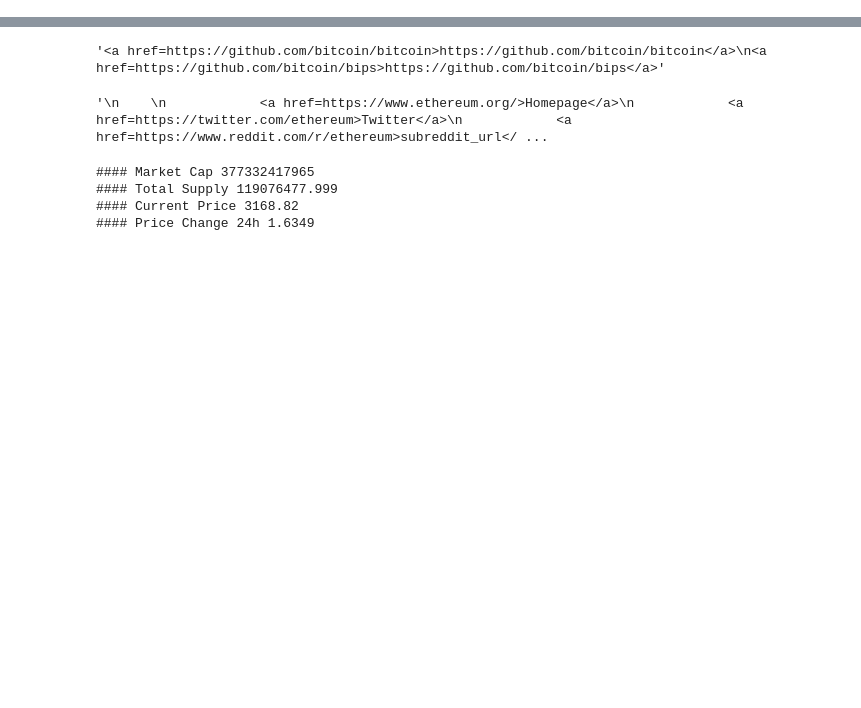
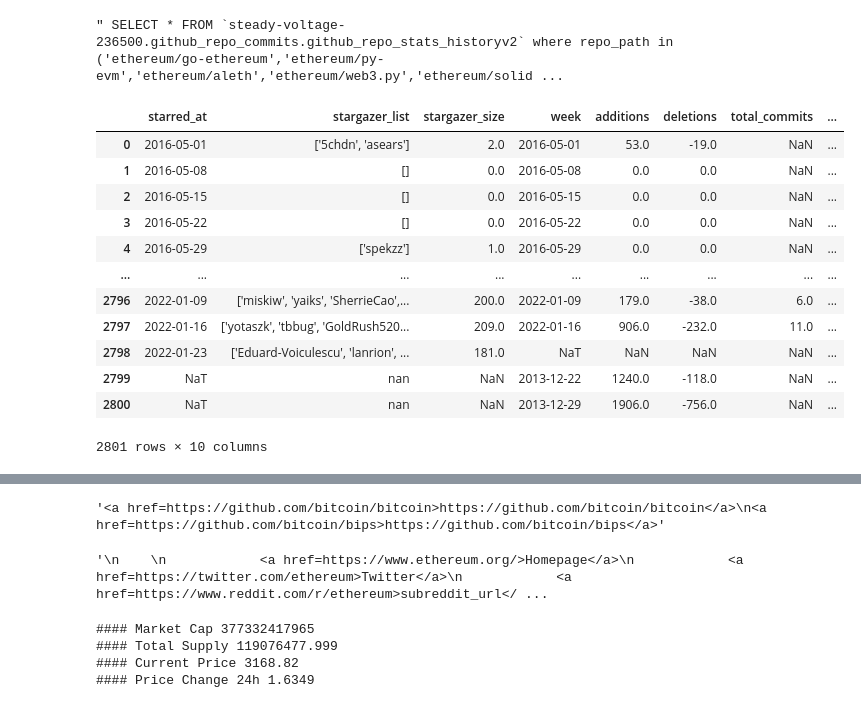
Before and after one commit to nazihkalo/Crypto-Social-Scraper-App, a Jupyter notebook: notebooks/batch_scrape_testing.ipynb, the cells around one changed output, grey strips where cells are left out. Saved outputs shown, nothing was run; the diff lists cells and outputs as text; code cells hidden in the pictures; blank space fills up the shorter version.

Commit message:
adding network graph & historical repo stats

```diff
--- a/notebooks/batch_scrape_testing.ipynb
+++ b/notebooks/batch_scrape_testing.ipynb
@@ -50,0 +49,45 @@ NameError: name 'coin_data' is not defined
+# %%
+
+# coin_social_data_df
+repo_link_choice = coin_social_data_df.loc[coin_social_data_df.name == "Ethereum", "links"][0].get("repos_url").get("github", [""])
+from urllib.parse import urlparse
+repo_paths = [f"'{str(urlparse(path).path)[1:]}'" for path in repo_link_choice]
+# query = f'SELECT FROM WHERE in {repo_paths}'
+repo_paths
+
+query = f''' SELECT * FROM `steady-voltage-236500.github_repo_commits.github_repo_stats_historyv2` where repo_path in ({",".join(repo_paths)})'''
+# %% [output]
+" SELECT * FROM `steady-voltage-236500.github_repo_commits.github_repo_stats_historyv2` where repo_path in ('ethereum/go-ethereum','ethereum/py-evm','ethereum/aleth','ethereum/web3.py','ethereum/solid ...
+# %%
+from google.cloud import bigquery
+
+
+def runquery(project, table_id, query):
+    client = bigquery.Client(project)
+    query_job = client.query(query)
+
+    results_df = query_job.result().to_dataframe()  # Waits for job to complete.
+
+    return results_df
+
+table_id = 'steady-voltage-236500.github_repo_commits.github_repo_stats_historyv2'
+project_id = 'steady-voltage-236500'
+query = f''' SELECT * FROM `steady-voltage-236500.github_repo_commits.github_repo_stats_historyv2` where repo_path in ({",".join(repo_paths)})'''
+
+results_df = runquery(project_id, table_id, query)
+# %%
+results_df
+# %% [output]
+|  | starred_at | stargazer_list | stargazer_size | week | additions | deletions | total_commits | ... |
+| 0 | 2016-05-01 | ['5chdn', 'asears'] | 2.0 | 2016-05-01 | 53.0 | -19.0 | NaN | ... |
+| 1 | 2016-05-08 | [] | 0.0 | 2016-05-08 | 0.0 | 0.0 | NaN | ... |
+| 2 | 2016-05-15 | [] | 0.0 | 2016-05-15 | 0.0 | 0.0 | NaN | ... |
+| 3 | 2016-05-22 | [] | 0.0 | 2016-05-22 | 0.0 | 0.0 | NaN | ... |
+| 4 | 2016-05-29 | ['spekzz'] | 1.0 | 2016-05-29 | 0.0 | 0.0 | NaN | ... |
+| ... | ... | ... | ... | ... | ... | ... | ... | ... |
+| 2796 | 2022-01-09 | ['miskiw', 'yaiks', 'SherrieCao',... | 200.0 | 2022-01-09 | 179.0 | -38.0 | 6.0 | ... |
+| 2797 | 2022-01-16 | ['yotaszk', 'tbbug', 'GoldRush520... | 209.0 | 2022-01-16 | 906.0 | -232.0 | 11.0 | ... |
+| 2798 | 2022-01-23 | ['Eduard-Voiculescu', 'lanrion', ... | 181.0 | NaT | NaN | NaN | NaN | ... |
+| 2799 | NaT | nan | NaN | 2013-12-22 | 1240.0 | -118.0 | NaN | ... |
+| 2800 | NaT | nan | NaN | 2013-12-29 | 1906.0 | -756.0 | NaN | ... |
+2801 rows × 10 columns
```
Also changed, not shown: parts of 20 cells of this notebook, 7 other files.
